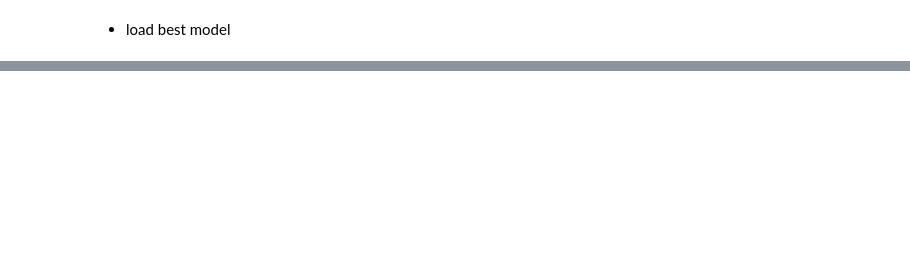
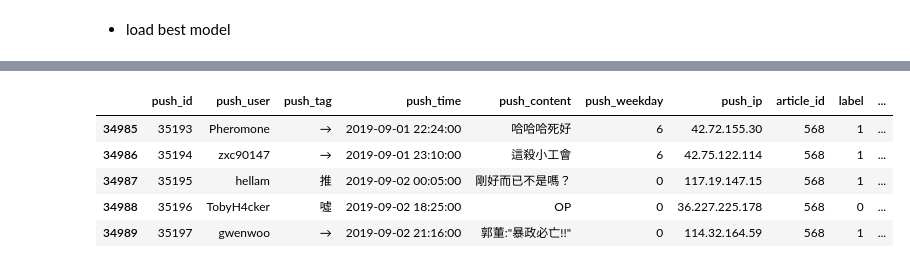
Before and after one commit to z76316/See26, a Jupyter notebook: model/sentiment-analysis.ipynb, the cells around one changed output, grey strips where cells are left out. Cells and saved outputs as stored; diff of their text form; code cells hidden in the pictures; blank space fills up the shorter version.

```diff
--- a/model/sentiment-analysis.ipynb
+++ b/model/sentiment-analysis.ipynb
@@ -498,0 +265,9 @@ pushs_and_articles.shape
+# %%
+y_test=best_nn.predict(x_test).reshape(-1)
+# %%
+y_test=[int(round(y)) for y in y_test]
+# %%
+df_all['label2']=df_all['label']
+c=df_all.label2=='missing'
+df_all.loc[c,'label2']=y_test
+df_all.tail()
@@ -498,0 +281,3 @@ pushs_and_articles.shape
+# %%
+pushs['label']=df_all['label2']
+pushs.tail()
@@ -499 +291,11 @@ pushs_and_articles.shape
+# %%
+result=pd.merge(left=pushs,right=articles,on='article_id',how='inner')
+result.tail()
+# %% [output]
+|  | push_id | push_user | push_tag | push_time | push_content | push_weekday | push_ip | article_id | label | ... |
+| 34985 | 35193 | Pheromone | → | 2019-09-01 22:24:00 | 哈哈哈死好 | 6 | 42.72.155.30 | 568 | 1 | ... |
+| 34986 | 35194 | zxc90147 | → | 2019-09-01 23:10:00 | 這殺小工會 | 6 | 42.75.122.114 | 568 | 1 | ... |
+| 34987 | 35195 | hellam | 推 | 2019-09-02 00:05:00 | 剛好而已不是嗎？ | 0 | 117.19.147.15 | 568 | 1 | ... |
+| 34988 | 35196 | TobyH4cker | 噓 | 2019-09-02 18:25:00 | OP | 0 | 36.227.225.178 | 568 | 0 | ... |
+| 34989 | 35197 | gwenwoo | → | 2019-09-02 21:16:00 | 郭董:"暴政必亡!!" | 0 | 114.32.164.59 | 568 | 1 | ... |
 # %%
```
Also changed, not shown: parts of 48 cells of this notebook, 3 other files.
